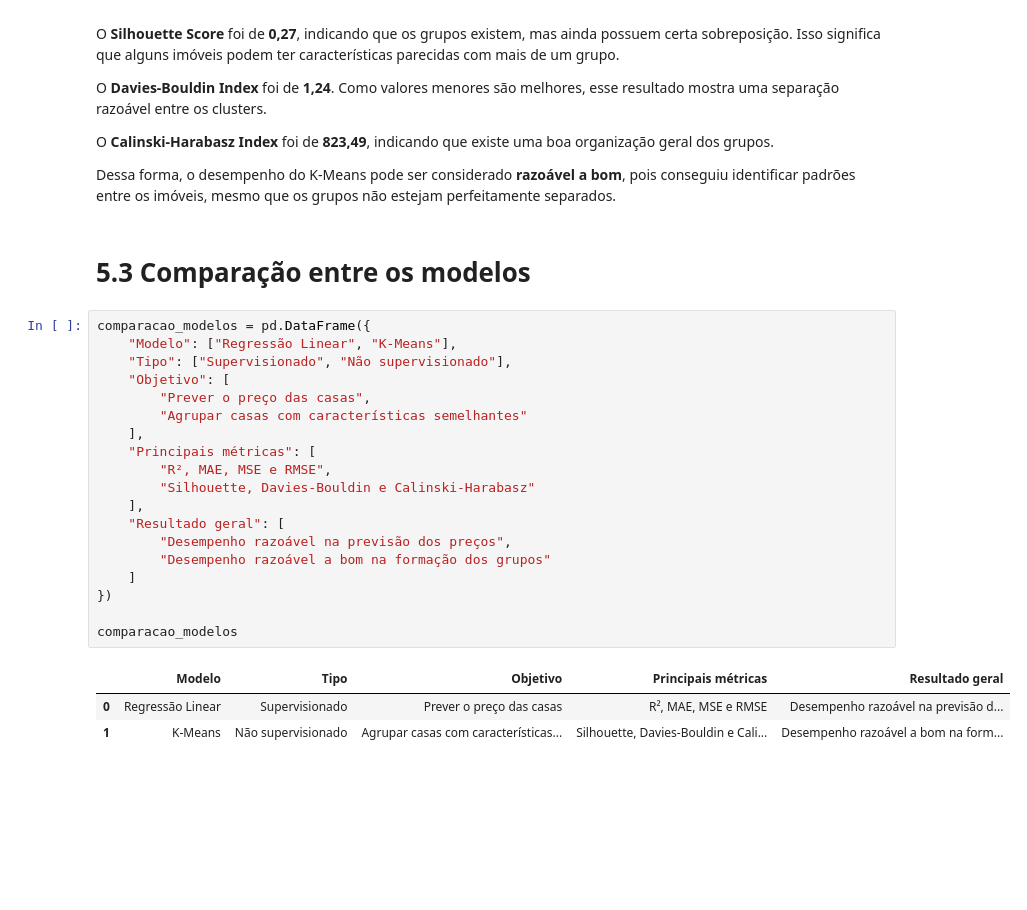
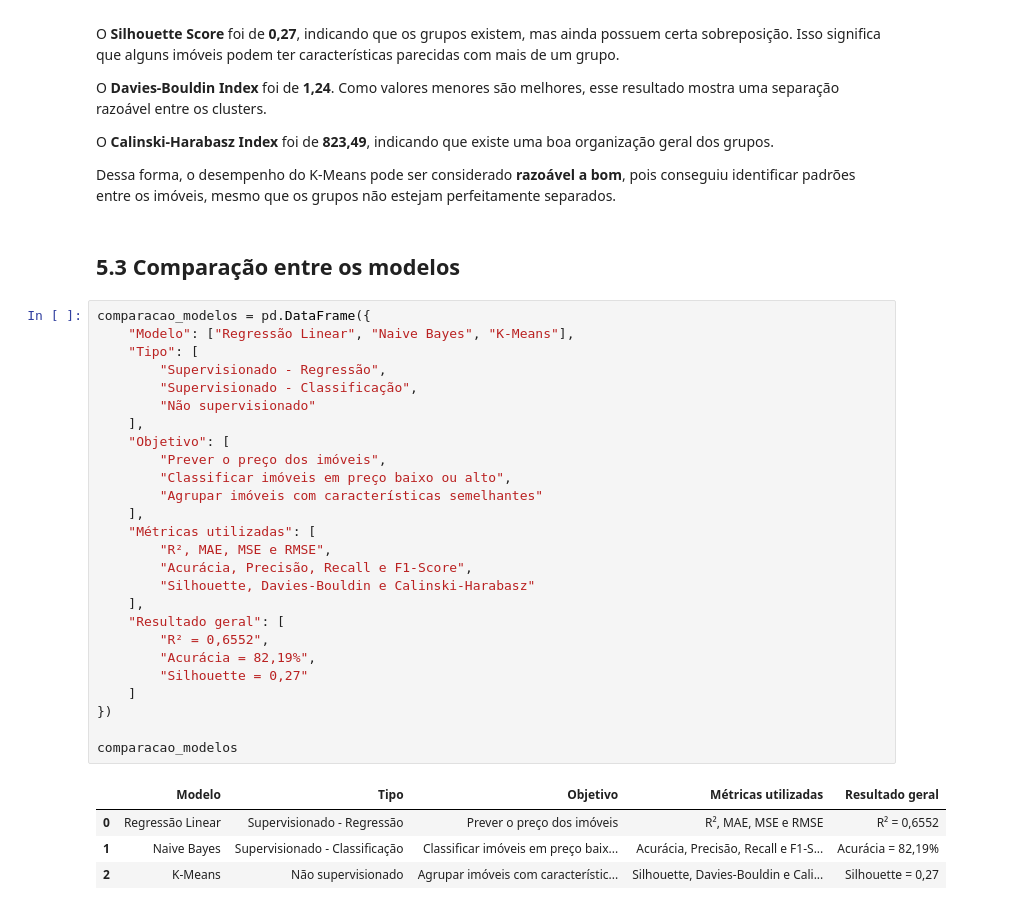
Before and after one commit to Mauro-devs/DataAnalysis, a Jupyter notebook: notebook.ipynb, the cells around one changed output. Cells and saved outputs as stored; diff of their text form; blank space fills up the shorter version.

```diff
--- a/notebook.ipynb
+++ b/notebook.ipynb
@@ -837,28 +928,36 @@ O **Calinski-Harabasz Index** foi de **823,49**, indicando que existe uma boa or
 
 Dessa forma, o desempenho do K-Means pode ser considerado **razoável a bom**, pois conseguiu identificar padrões entre os imóveis, mesmo que os grupos não estejam perfeitamente separados.
 # %% [markdown]
-# 5.3 Comparação entre os modelos
+## 5.3 Comparação entre os modelos
 # %%
 comparacao_modelos = pd.DataFrame({
-    "Modelo": ["Regressão Linear", "K-Means"],
-    "Tipo": ["Supervisionado", "Não supervisionado"],
+    "Modelo": ["Regressão Linear", "Naive Bayes", "K-Means"],
+    "Tipo": [
+        "Supervisionado - Regressão",
+        "Supervisionado - Classificação",
+        "Não supervisionado"
+    ],
     "Objetivo": [
-        "Prever o preço das casas",
-        "Agrupar casas com características semelhantes"
+        "Prever o preço dos imóveis",
+        "Classificar imóveis em preço baixo ou alto",
+        "Agrupar imóveis com características semelhantes"
     ],
-    "Principais métricas": [
+    "Métricas utilizadas": [
         "R², MAE, MSE e RMSE",
+        "Acurácia, Precisão, Recall e F1-Score",
         "Silhouette, Davies-Bouldin e Calinski-Harabasz"
     ],
     "Resultado geral": [
-        "Desempenho razoável na previsão dos preços",
-        "Desempenho razoável a bom na formação dos grupos"
+        "R² = 0,6552",
+        "Acurácia = 82,19%",
+        "Silhouette = 0,27"
     ]
 })
 
 comparacao_modelos
 # %% [output]
-|  | Modelo | Tipo | Objetivo | Principais métricas | Resultado geral |
-| 0 | Regressão Linear | Supervisionado | Prever o preço das casas | R², MAE, MSE e RMSE | Desempenho razoável na previsão d... |
-| 1 | K-Means | Não supervisionado | Agrupar casas com características... | Silhouette, Davies-Bouldin e Cali... | Desempenho razoável a bom na form... |
+|  | Modelo | Tipo | Objetivo | Métricas utilizadas | Resultado geral |
+| 0 | Regressão Linear | Supervisionado - Regressão | Prever o preço dos imóveis | R², MAE, MSE e RMSE | R² = 0,6552 |
+| 1 | Naive Bayes | Supervisionado - Classificação | Classificar imóveis em preço baix... | Acurácia, Precisão, Recall e F1-S... | Acurácia = 82,19% |
+| 2 | K-Means | Não supervisionado | Agrupar imóveis com característic... | Silhouette, Davies-Bouldin e Cali... | Silhouette = 0,27 |
 # %% [markdown]
```
Also changed, not shown: parts of 18 cells of this notebook.
